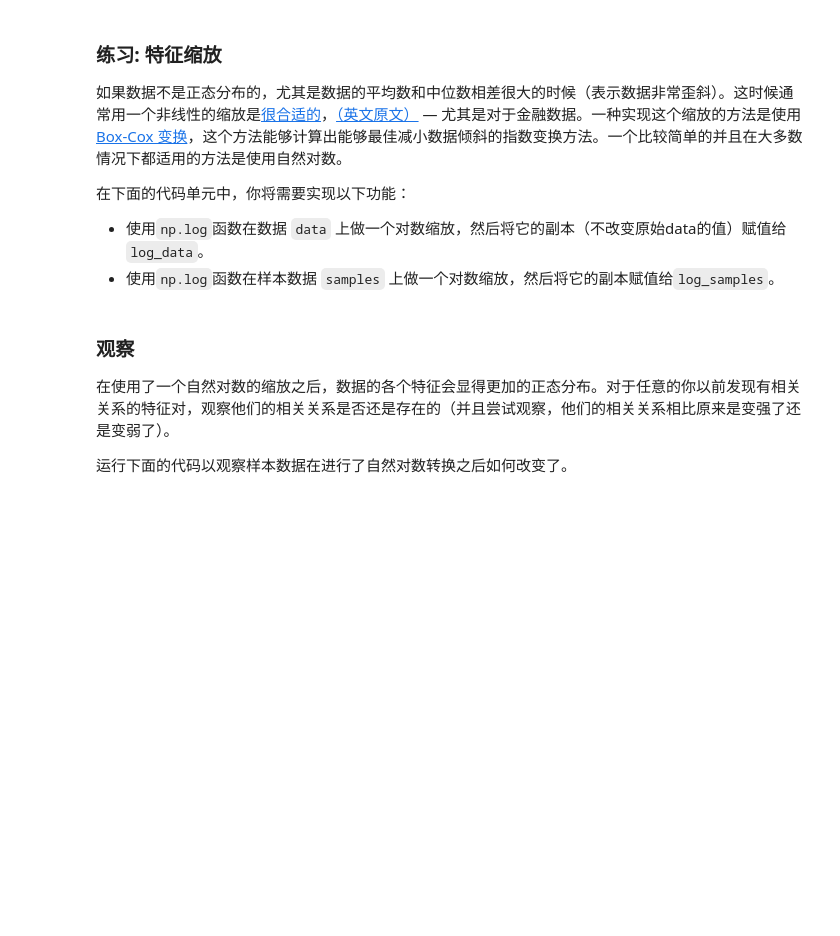
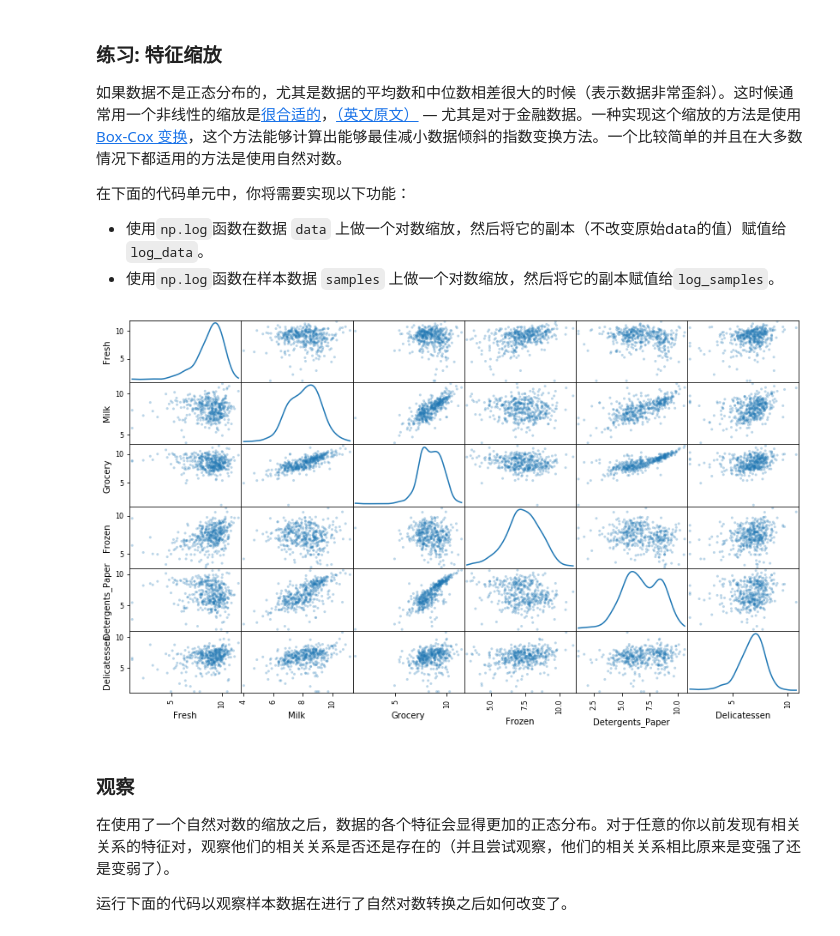
Before and after one commit to miaopei/MachineLearning, a Jupyter notebook: uda_project/P4/my_creating_customer_segments/customer_segments.ipynb, the cells around one changed output. Drawn from its saved outputs; the diff is of its cells as text; code cells hidden in the pictures; blank space fills up the shorter version.

```diff
--- a/uda_project/P4/my_creating_customer_segments/customer_segments.ipynb
+++ b/uda_project/P4/my_creating_customer_segments/customer_segments.ipynb
@@ -166,13 +170,15 @@ pd.plotting.scatter_matrix(data, alpha = 0.3, figsize = (14,8), diagonal = 'kde'
  - 使用`np.log`函数在样本数据 `samples` 上做一个对数缩放，然后将它的副本赋值给`log_samples`。
 # %%
 # TODO：使用自然对数缩放数据
-log_data = None
+log_data = np.log(data)
 
 # TODO：使用自然对数缩放样本数据
-log_samples = None
+log_samples = np.log(samples)
 
 # 为每一对新产生的特征制作一个散射矩阵
 pd.plotting.scatter_matrix(log_data, alpha = 0.3, figsize = (14,8), diagonal = 'kde');
+# %% [output]
+[figure, added]
 # %% [markdown]
 ### 观察
 在使用了一个自然对数的缩放之后，数据的各个特征会显得更加的正态分布。对于任意的你以前发现有相关关系的特征对，观察他们的相关关系是否还是存在的（并且尝试观察，他们的相关关系相比原来是变强了还是变弱了）。
```
Also changed, not shown: parts of 3 cells of this notebook.
